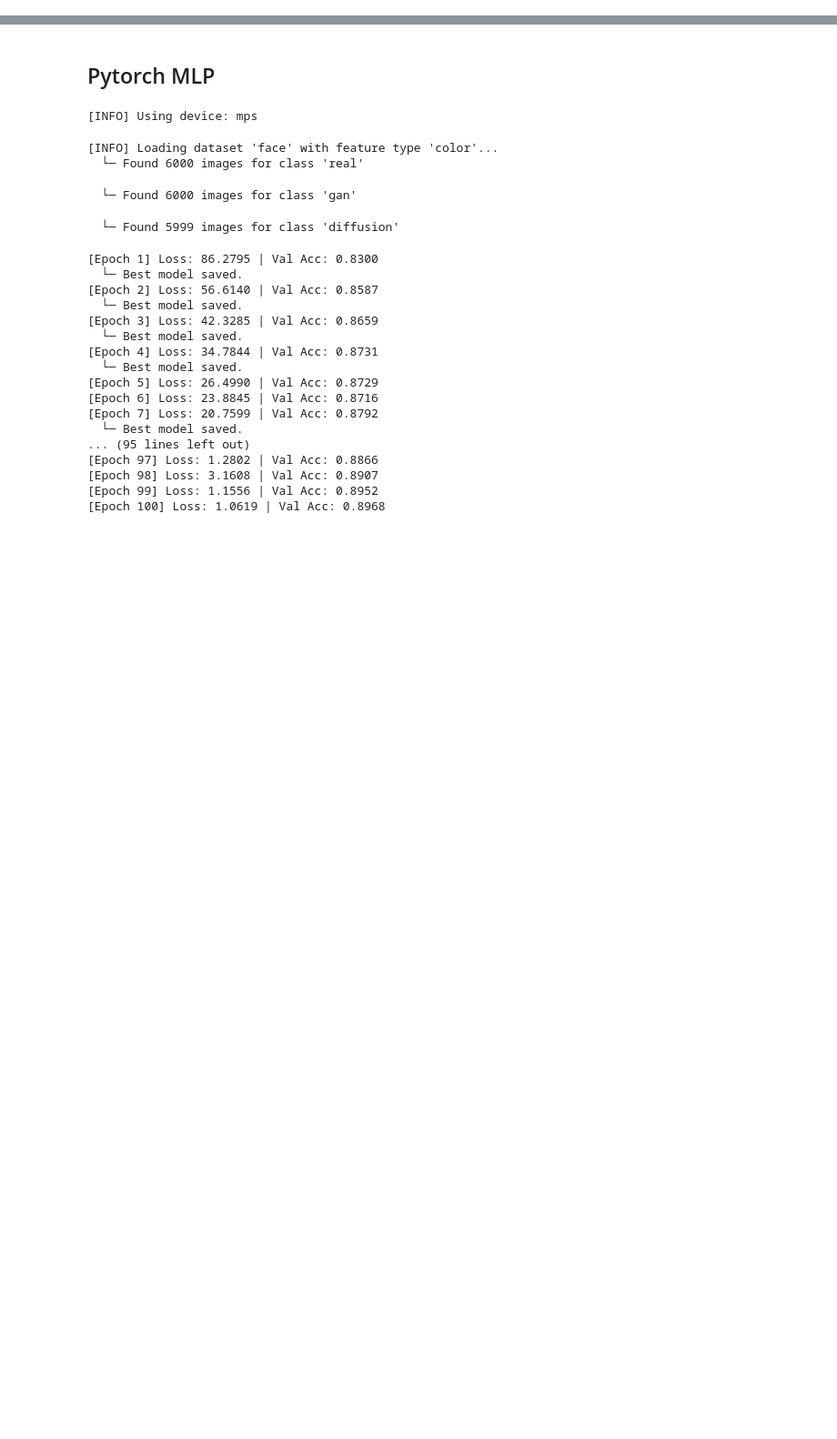
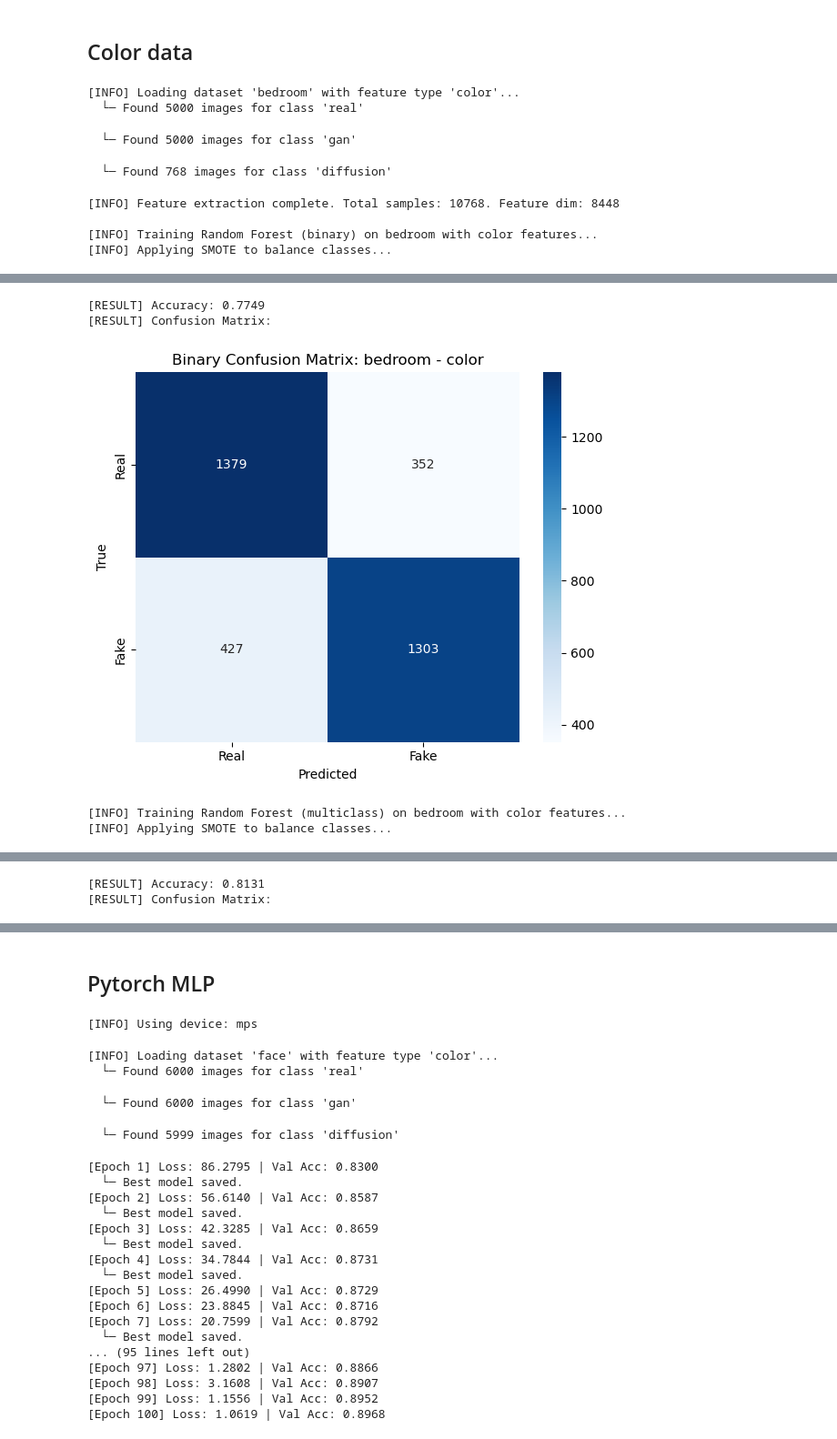
Before and after one commit to SamLB9/GAN-vs.-Diffusion-Images, a Jupyter notebook: notebooks/bedroom_classifier.ipynb, the cells around one changed output, grey strips where cells are left out. Shown: that part at 91% size. Cells and saved outputs as stored; diff of their text form; code cells hidden in the pictures; blank space fills up the shorter version.

```diff
--- a/notebooks/bedroom_classifier.ipynb
+++ b/notebooks/bedroom_classifier.ipynb
@@ -1,3 +1,5 @@
+# %% [markdown]
+## Color data
 # %%
 import os
 import cv2
@@ -9,7 +11,9 @@ from sklearn.model_selection import train_test_split
 from sklearn.metrics import accuracy_score, confusion_matrix
 import matplotlib.pyplot as plt
 import seaborn as sns
+from imblearn.over_sampling import SMOTE
 
+# --- Dataset paths ---
 DATASETS = {
     'bedroom': {
         'real': "../data/BEST/bedroom/real_200x200",
@@ -28,15 +32,29 @@ DATASETS = {
     }
 }
 
+# --- Color Feature Extraction ---
+
 def extract_color_features(image_path, bins=(16, 16, 16)):
     image = cv2.imread(image_path)
     if image is None:
+        print(f"[WARNING] Failed to read image: {image_path}")
         return None
-    image_hsv = cv2.cvtColor(image, cv2.COLOR_BGR2HSV)
-    image_ycrcb = cv2.cvtColor(image, cv2.COLOR_BGR2YCrCb)
-    hist_hsv = cv2.calcHist([image_hsv], [0, 1, 2], None, bins, [0, 180, 0, 256, 0, 256]).flatten()
-    hist_ycrcb = cv2.calcHist([image_ycrcb], [1, 2], None, (16, 16), [0, 256, 0, 256]).flatten()
-    return np.concatenate([hist_hsv, hist_ycrcb])
+
+    try:
+        image_rgb = cv2.cvtColor(image, cv2.COLOR_BGR2RGB)
+        image_hsv = cv2.cvtColor(image, cv2.COLOR_BGR2HSV)
+        image_ycrcb = cv2.cvtColor(image, cv2.COLOR_BGR2YCrCb)
+
+        hist_rgb = cv2.calcHist([image_rgb], [0, 1, 2], None, bins, [0, 256]*3).flatten()
+        hist_hsv = cv2.calcHist([image_hsv], [0, 1, 2], None, bins, [0, 180, 0, 256, 0, 256]).flatten()
+        hist_ycrcb = cv2.calcHist([image_ycrcb], [1, 2], None, (16, 16), [0, 256, 0, 256]).flatten()
+
+        return np.concatenate([hist_rgb, hist_hsv, hist_ycrcb])
+    except Exception as e:
+        print(f"[ERROR] Feature extraction failed for {image_path}: {e}")
+        return None
+
+# --- Dataset Loader ---
 
 def load_dataset_features(dataset_name, feature_type='color'):
     print(f"\n[INFO] Loading dataset '{dataset_name}' with feature type '{feature_type}'...")
@@ -62,29 +80,32 @@ def load_dataset_features(dataset_name, feature_type='color'):
     print(f"[INFO] Feature extraction complete. Total samples: {len(features)}. Feature dim: {features[0].shape[0] if features else 0}")
     return np.array(features), np.array(labels_binary), np.array(labels_multiclass)
 
+# --- Train and Evaluate with SMOTE ---
+
 def train_evaluate_rf(X, y, task='binary', dataset_name='dataset', feature_type='color'):
     print(f"\n[INFO] Training Random Forest ({task}) on {dataset_name} with {feature_type} features...")
+
+    # ✅ Apply SMOTE before splitting
+    print("[INFO] Applying SMOTE to balance classes...")
+    sm = SMOTE(random_state=42)
+    X, y = sm.fit_resample(X, y)
+
+    # Train/test split
     X_train, X_test, y_train, y_test = train_test_split(X, y, test_size=0.3, random_state=42, stratify=y)
-    clf = RandomForestClassifier(n_estimators=100, random_state=42, verbose=1)
+    clf = RandomForestClassifier(n_estimators=200, random_state=42, verbose=1, class_weight='balanced')
     clf.fit(X_train, y_train)
 
+    # Evaluation
     y_pred = clf.predict(X_test)
     acc = accuracy_score(y_test, y_pred)
     cm = confusion_matrix(y_test, y_pred)
 
     print(f"[RESULT] Accuracy: {acc:.4f}")
     print("[RESULT] Confusion Matrix:")
-    print(cm)
 
-    # Set class names depending on the task
-    if task == 'binary':
-        labels = ['Real', 'Fake']
-    else:  # multiclass
-        labels = ['Real', 'GAN', 'Diffusion']
-
+    labels = ['Real', 'Fake'] if task == 'binary' else ['Real', 'GAN', 'Diffusion']
     plt.figure(figsize=(6, 5))
-    sns.heatmap(cm, annot=True, fmt='d', cmap='Blues',
-                xticklabels=labels, yticklabels=labels)
+    sns.heatmap(cm, annot=True, fmt='d', cmap='Blues', xticklabels=labels, yticklabels=labels)
     plt.title(f"{task.capitalize()} Confusion Matrix: {dataset_name} - {feature_type}")
     plt.xlabel("Predicted")
     plt.ylabel("True")
@@ -92,3 +113,22 @@ def train_evaluate_rf(X, y, task='binary', dataset_name='dataset', feature_type=
     plt.show()
 
     return clf
+
+# --- Run the pipeline ---
+
+dataset_name = 'bedroom'
+feature_type = 'color'
+
+X, y_bin, y_multi = load_dataset_features(dataset_name, feature_type)
+
+clf_bin = train_evaluate_rf(X, y_bin, task='binary', dataset_name=dataset_name, feature_type=feature_type)
+clf_multi = train_evaluate_rf(X, y_multi, task='multiclass', dataset_name=dataset_name, feature_type=feature_type)
+# %% [output]
+[INFO] Loading dataset 'bedroom' with feature type 'color'...
+  └─ Found 5000 images for class 'real'
+  └─ Found 5000 images for class 'gan'
+  └─ Found 768 images for class 'diffusion'
+[INFO] Feature extraction complete. Total samples: 10768. Feature dim: 8448
+
+[INFO] Training Random Forest (binary) on bedroom with color features...
+[INFO] Applying SMOTE to balance classes...
@@ -94,0 +139,5 @@ def train_evaluate_rf(X, y, task='binary', dataset_name='dataset', feature_type=
+[RESULT] Accuracy: 0.7749
+[RESULT] Confusion Matrix:
+[figure, added]
+[INFO] Training Random Forest (multiclass) on bedroom with color features...
+[INFO] Applying SMOTE to balance classes...
@@ -94,0 +147,2 @@ def train_evaluate_rf(X, y, task='binary', dataset_name='dataset', feature_type=
+[RESULT] Accuracy: 0.8131
+[RESULT] Confusion Matrix:
```
Also changed, not shown: parts of 10 cells of this notebook, 27 other files.
